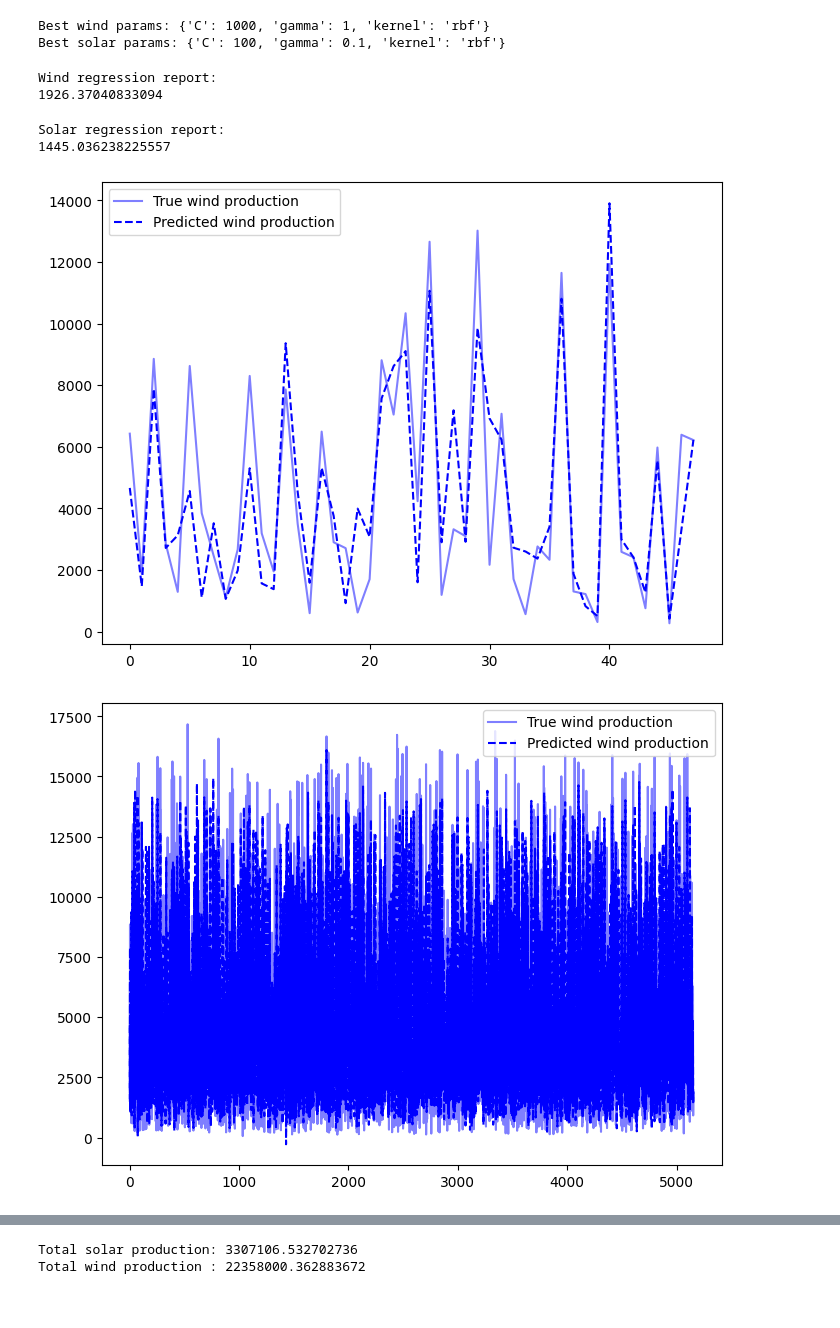
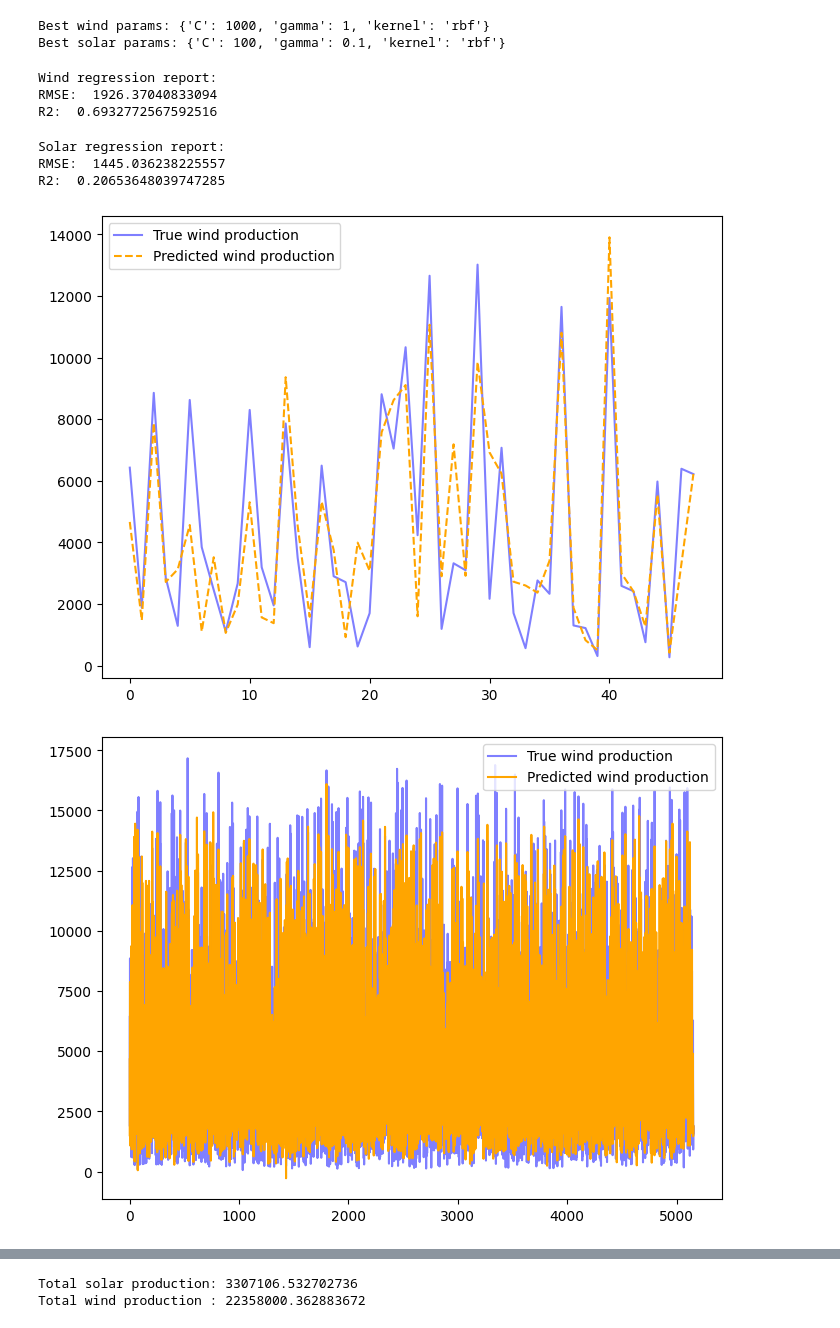
Before and after one commit to ibrahimmkhalid/data-228-project, a Jupyter notebook: model_svm.sync.ipynb, the cells around one changed output, grey strips where cells are left out. Cells and saved outputs as stored; diff of their text form; code cells hidden in the pictures.

```diff
--- a/model_svm.sync.ipynb
+++ b/model_svm.sync.ipynb
@@ -152,14 +152,20 @@ y_solar_pred = grid_search_solar.predict(X_solar_test)
 # %%
 print("Wind regression report:")
 rmse_wind = mean_squared_error(y_wind_test, y_wind_pred, squared=False)
-print(rmse_wind)
+r2_wind = r2_score(y_wind_test, y_wind_pred)
+print("RMSE: ", rmse_wind)
+print("R2: ", r2_wind)
 # %% [output]
 Wind regression report:
-1926.37040833094
+RMSE:  1926.37040833094
+R2:  0.6932772567592516
 # %%
 print("Solar regression report:")
 rmse_solar = mean_squared_error(y_solar_test, y_solar_pred, squared=False)
-print(rmse_solar)
+r2_solar = r2_score(y_solar_test, y_solar_pred)
+print("RMSE: ", rmse_solar)
+print("R2: ", r2_solar)
 # %% [output]
 Solar regression report:
-1445.036238225557
+RMSE:  1445.036238225557
+R2:  0.20653648039747285
@@ -177,32 +185,32 @@ plt.plot(
 plt.plot(
     y_wind_pred[:range_n],
     label="Predicted wind production",
-    color="blue",
+    color="orange",
     linestyle="dashed",
 )
 plt.legend()
 plt.show()
 # %% [output]
-[figure, old version]
+[figure, new version]
 # %%
 plt.figure(figsize=figsize)
 plt.plot(
     y_wind_test.to_list(),
     label="True wind production",
     color="blue",
     linestyle="solid",
     alpha=0.5,
 )
 plt.plot(
     y_wind_pred,
     label="Predicted wind production",
-    color="blue",
-    linestyle="dashed",
+    color="orange",
+    linestyle="solid"
 )
 plt.legend()
 plt.show()
 # %% [output]
-[figure, old version]
+[figure, new version]
 # %%
 plt.figure(figsize=figsize)
 plt.plot(
```
Also changed, not shown: parts of 7 cells of this notebook.
